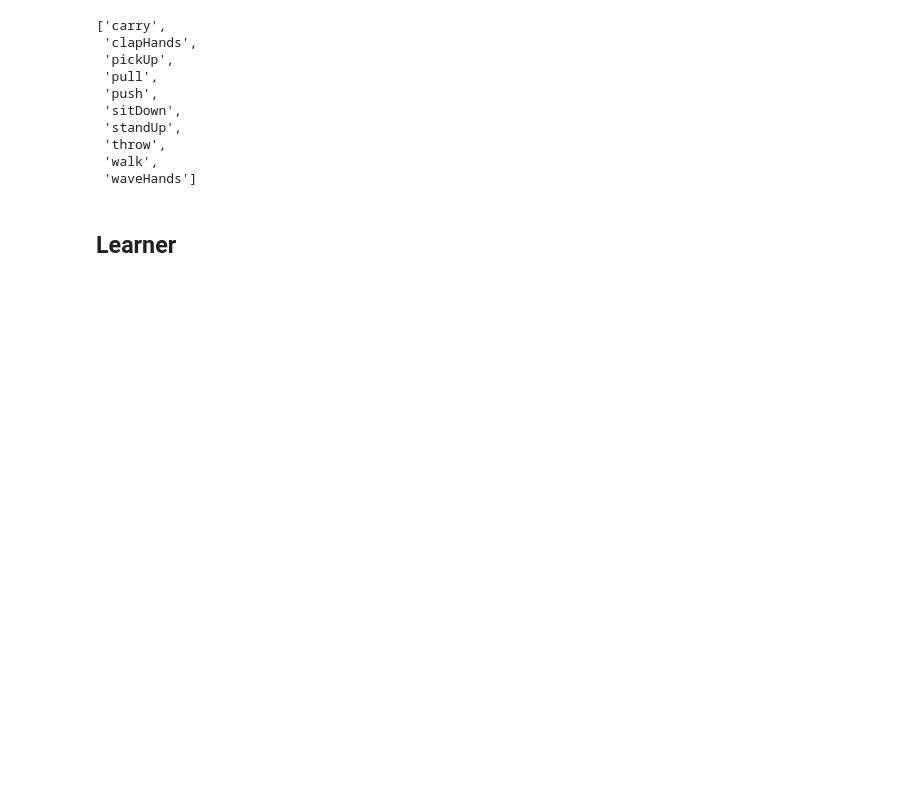
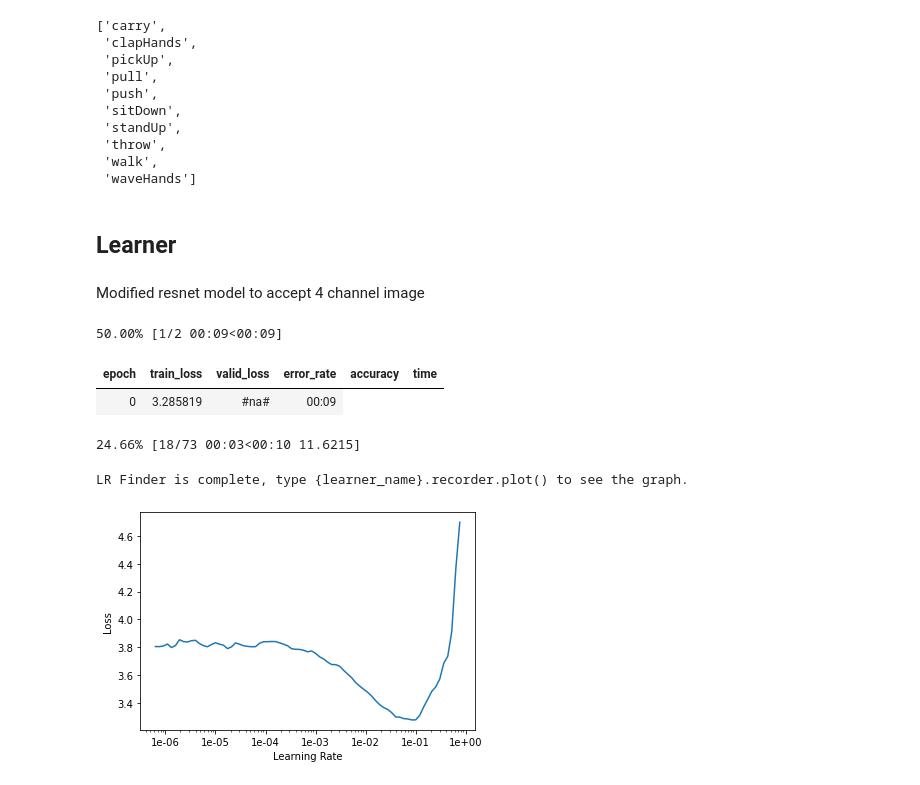
Before and after one commit to kvega005/RGBD_Activity_Detection, a Jupyter notebook: Activity Recognition From RGBD.ipynb, the cells around one changed output. Drawn from its saved outputs; the diff is of its cells as text; code cells hidden in the pictures; blank space fills up the shorter version.

Commit message:
ran model

```diff
--- a/Activity Recognition From RGBD.ipynb
+++ b/Activity Recognition From RGBD.ipynb
@@ -188,9 +185,9 @@ func = lambda i:data_dict["labels"][i]
 images = images.label_from_func(func)
 model = ln.models.YoloFusion()
 # %%
-tfms = None# or tfms=None if none are needed
+tfms = None #get_transforms(max_rotate=25)# or tfms=None if none are needed
 size=224 # size=(224,224) or (400,224)
-data = images.databunch().normalize()
+data = images.transform(tfms,size=224).databunch().normalize()
 # %%
 data.classes
 # %% [output]
@@ -205,12 +202,26 @@ data.classes
  'walk',
  'waveHands']
 # %%
-data.batch_size = 2
+data.batch_size = 64
 # %% [markdown]
 ## Learner
+# %% [markdown]
+Modified resnet model to accept 4 channel image
 # %%
 input_channel = 4
 resnet = models.resnet34 ()
 resnet.conv1 = torch.nn.Conv2d (input_channel, 64, kernel_size = (7, 7), stride = (2, 2), padding = (3, 3), bias = False)
 resnet.avgpool = nn.AdaptiveAvgPool2d ((1, 1))
-learn = unet_learner (data, lambda x: resnet, last_cross = False)
+resnet.fc = torch.nn.Linear(512, len(data.classes), bias=True)
+# %%
+learn = cnn_learner (data, lambda x: resnet, metrics = (error_rate,accuracy))
+# %%
+learn.lr_find()
+learn.recorder.plot()
+# %% [output]
+50.00% [1/2 00:09<00:09]
+| epoch | train_loss | valid_loss | error_rate | accuracy | time |
+| 0 | 3.285819 | #na# | 00:09 |
+24.66% [18/73 00:03<00:10 11.6215]
+LR Finder is complete, type {learner_name}.recorder.plot() to see the graph.
+[figure, added]
```
Also changed, not shown: parts of 32 cells of this notebook.
